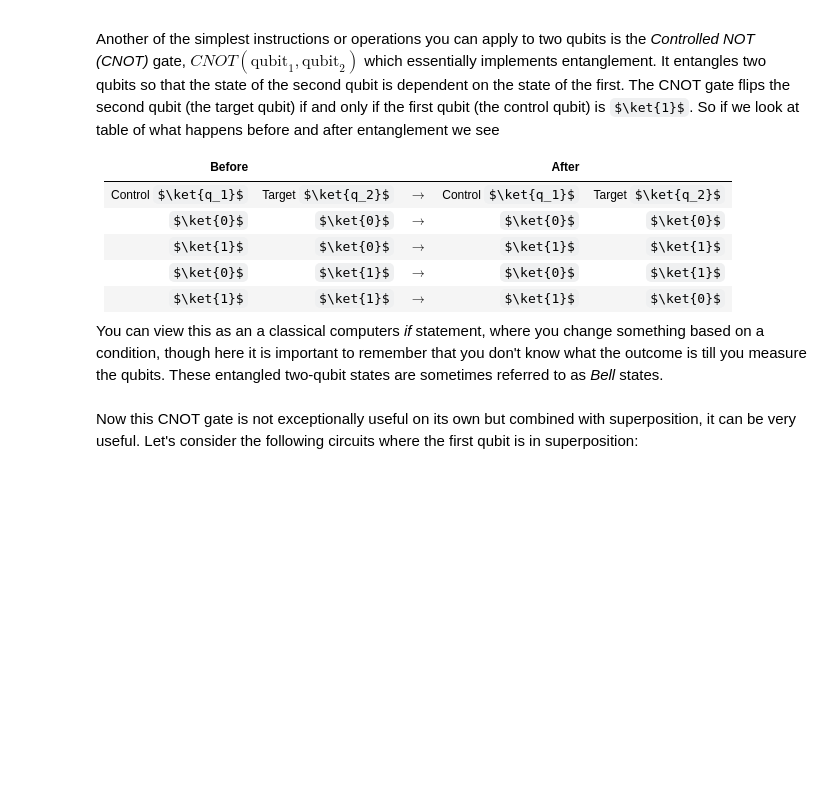
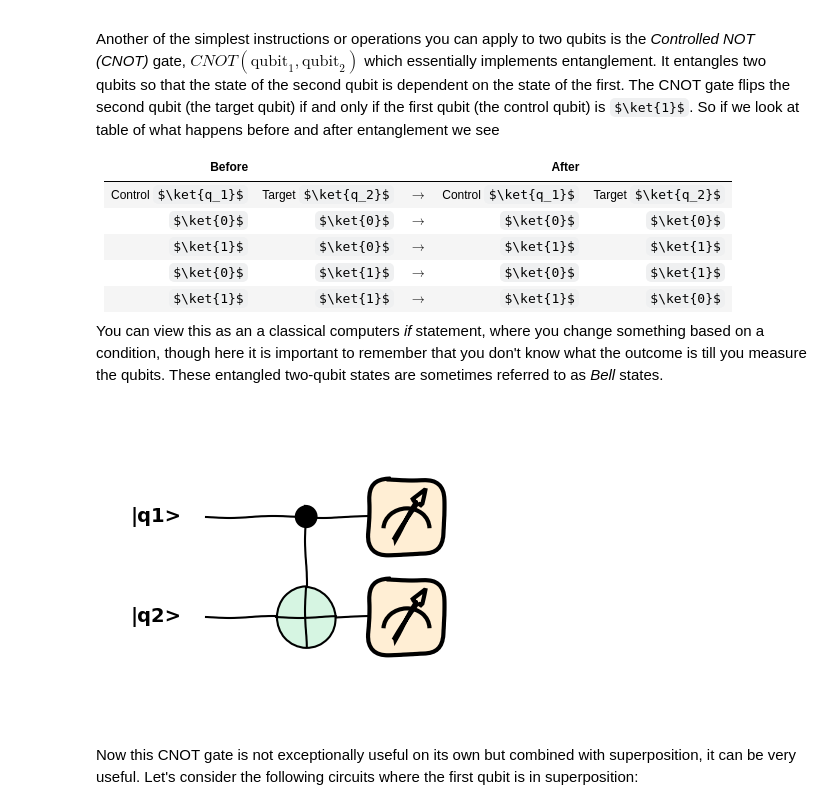
Before and after one commit to PawseySC/quantum-computing-hackathon, a Jupyter notebook: lessons/1-Intro_to_Quantum_Computing_Full.ipynb, the cells around one changed output. Saved outputs shown, nothing was run; the diff lists cells and outputs as text; code cells hidden in the pictures; some formulas as TeX source; blank space fills up the shorter version.

```diff
--- a/lessons/1-Intro_to_Quantum_Computing_Full.ipynb
+++ b/lessons/1-Intro_to_Quantum_Computing_Full.ipynb
@@ -284,17 +287,20 @@ You can view this as an a classical computers *if* statement, where you change s
 # %%
 # sample code to draw a CNOT gate using PennyLane
 # here
 dev = qml.device("default.qubit", wires=["|q1>", "|q2>"])
 
 # now simple circiut where we return the state of the qubits
 @qml.qnode(dev)
 def circuit():
     # CNOT takes a list of two qubits with the first being the control and the second being the qubit being entangled.
     qml.CNOT(["|q1>","|q2>"])
     return qml.counts(all_outcomes=True)
 
 # plot the circuit
 fig, ax = qml.draw_mpl(circuit, show_all_wires=True)()
+fig
+# %% [output]
+[figure, added]
 # %% [markdown]
 Now this CNOT gate is not exceptionally useful on its own but combined with superposition, it can be very useful. Let's consider the following circuits where the first qubit is in superposition:
 # %%
```
Also changed, not shown: parts of 6 cells of this notebook, 2 other files.
